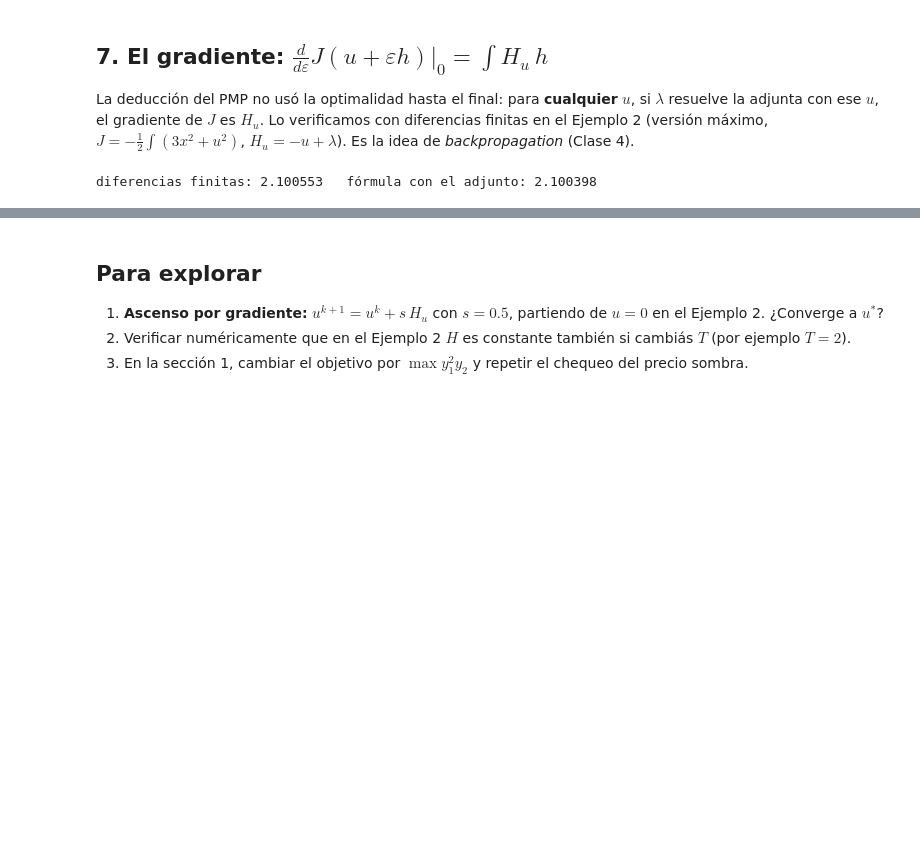
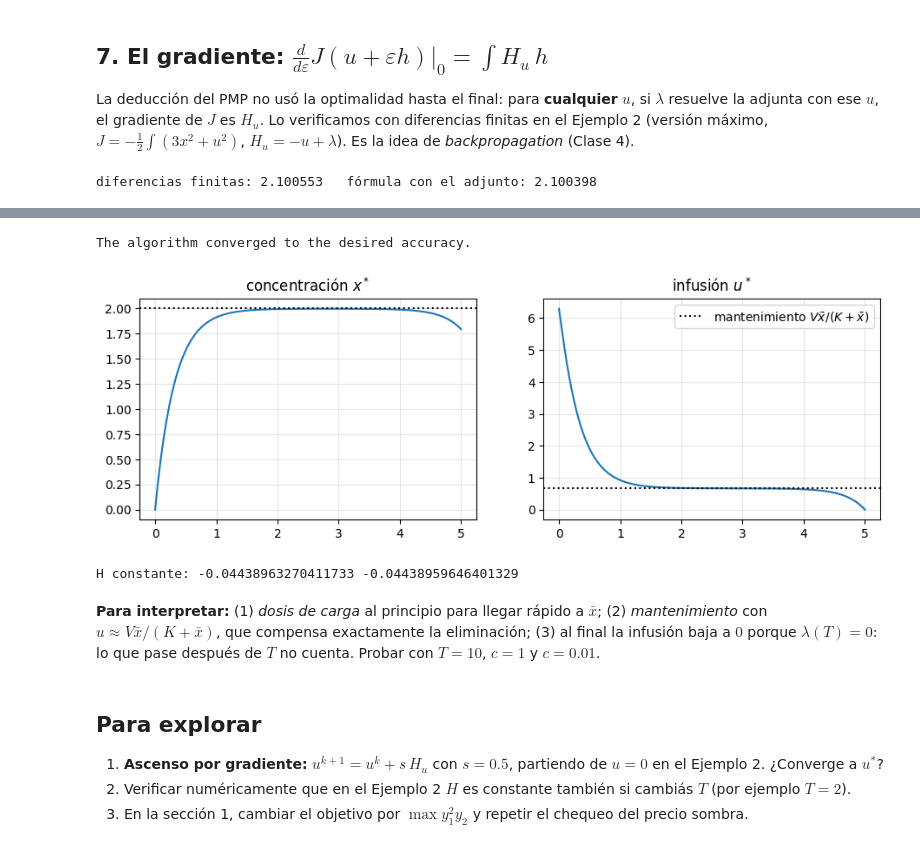
Before and after one commit to csfvega-arg/Colabs-materia-control, a Jupyter notebook: clase02.ipynb, the cells around one changed output, grey strips where cells are left out. Saved outputs shown, nothing was run; the diff lists cells and outputs as text; code cells hidden in the pictures; blank space fills up the shorter version.

```diff
--- a/clase02.ipynb
+++ b/clase02.ipynb
@@ -202,3 +231,32 @@ diferencias finitas: 2.100553   fórmula con el adjunto: 2.100398
+# %%
+V, K, xbar, c7, T7 = 1.0, 1.0, 2.0, 0.1, 5.0
+
+def sistema7(t, y):
+    x, lam = y
+    u = lam/(2*c7)
+    return np.vstack([-V*x/(K + x) + u, 2*(x - xbar) + lam*V*K/(K + x)**2])
+
+t7 = np.linspace(0, T7, 200)
+semilla = np.vstack([np.full_like(t7, xbar), np.zeros_like(t7)])
+sol7 = solve_bvp(sistema7, lambda ya, yb: np.array([ya[0] - 0.0, yb[1]]), t7, semilla, tol=1e-6, max_nodes=20000)
+print(sol7.message)
+tt7 = np.linspace(0, T7, 400); x7, l7 = sol7.sol(tt7); u7 = l7/(2*c7)
+u_mant = V*xbar/(K + xbar)
+fig, ax = plt.subplots(1, 2, figsize=(11, 3.3))
+ax[0].plot(tt7, x7); ax[0].axhline(xbar, ls=':', c='k'); ax[0].set_title('concentración $x^*$')
+ax[1].plot(tt7, u7); ax[1].axhline(u_mant, ls=':', c='k', label='mantenimiento $V\\bar x/(K+\\bar x)$')
+ax[1].set_title('infusión $u^*$'); ax[1].legend()
+plt.show()
+H7 = -(x7 - xbar)**2 - c7*u7**2 + l7*(-V*x7/(K + x7) + u7)
+print('H constante:', H7.min(), H7.max())
+# %% [output]
+The algorithm converged to the desired accuracy.
+[figure, added]
+H constante: -0.04438963270411733 -0.04438959646401329
+# %% [markdown]
+**Para interpretar:** (1) *dosis de carga* al principio para llegar rápido a $\bar x$; (2) *mantenimiento* con
+$u\approx V\bar x/(K+\bar x)$, que compensa exactamente la eliminación; (3) al final la infusión baja a $0$ porque
+$\lambda(T)=0$: lo que pase después de $T$ no cuenta. Probar con $T=10$, $c=1$ y $c=0.01$.
 # %% [markdown]
 ## Para explorar
 1. **Ascenso por gradiente:** $u^{k+1}=u^k+s\,H_u$ con $s=0.5$, partiendo de $u=0$ en el Ejemplo 2. ¿Converge a $u^*$?
```
Also changed, not shown: parts of 3 cells of this notebook.
